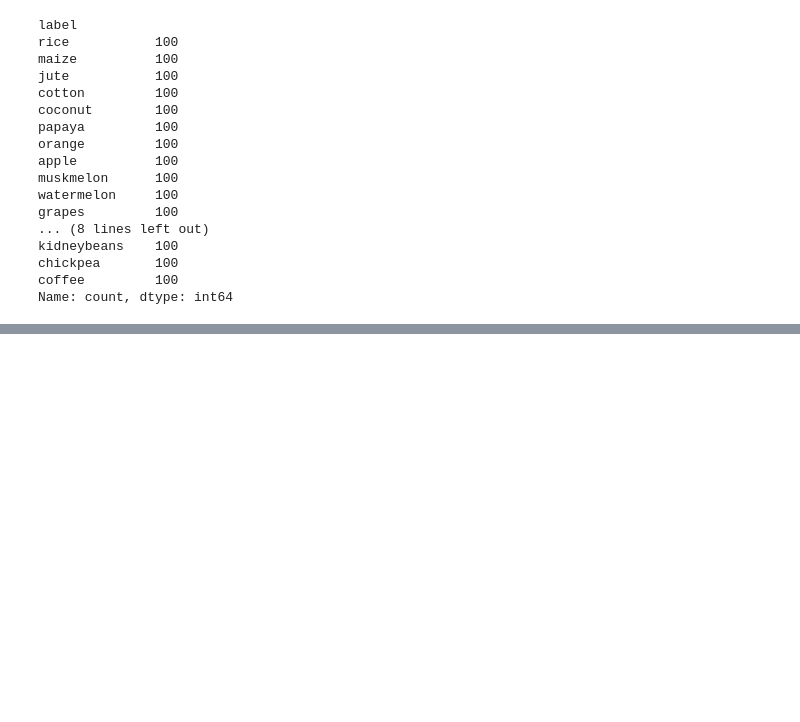
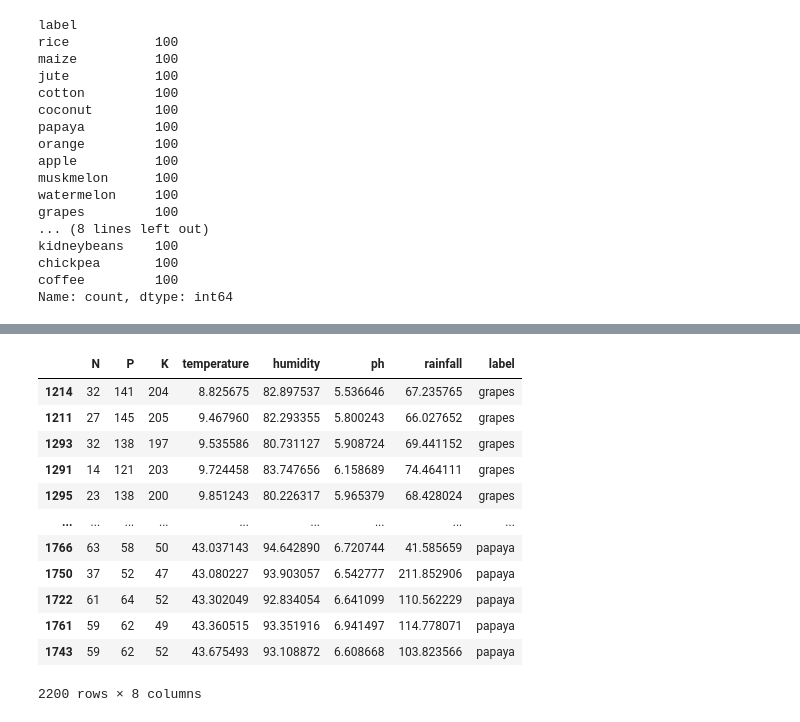
Before and after one commit to Anjana0503/Crop_Fertilizer_detection_using_ml, a Jupyter notebook: crop.ipynb, the cells around one changed output, grey strips where cells are left out. Cells and saved outputs as stored; diff of their text form; code cells hidden in the pictures; blank space fills up the shorter version.

```diff
--- a/crop.ipynb
+++ b/crop.ipynb
@@ -105,0 +139,16 @@ Name: count, dtype: int64
+# %%
+crop.sort_values('temperature')
+# %% [output]
+|  | N | P | K | temperature | humidity | ph | rainfall | label |
+| 1214 | 32 | 141 | 204 | 8.825675 | 82.897537 | 5.536646 | 67.235765 | grapes |
+| 1211 | 27 | 145 | 205 | 9.467960 | 82.293355 | 5.800243 | 66.027652 | grapes |
+| 1293 | 32 | 138 | 197 | 9.535586 | 80.731127 | 5.908724 | 69.441152 | grapes |
+| 1291 | 14 | 121 | 203 | 9.724458 | 83.747656 | 6.158689 | 74.464111 | grapes |
+| 1295 | 23 | 138 | 200 | 9.851243 | 80.226317 | 5.965379 | 68.428024 | grapes |
+| ... | ... | ... | ... | ... | ... | ... | ... | ... |
+| 1766 | 63 | 58 | 50 | 43.037143 | 94.642890 | 6.720744 | 41.585659 | papaya |
+| 1750 | 37 | 52 | 47 | 43.080227 | 93.903057 | 6.542777 | 211.852906 | papaya |
+| 1722 | 61 | 64 | 52 | 43.302049 | 92.834054 | 6.641099 | 110.562229 | papaya |
+| 1761 | 59 | 62 | 49 | 43.360515 | 93.351916 | 6.941497 | 114.778071 | papaya |
+| 1743 | 59 | 62 | 52 | 43.675493 | 93.108872 | 6.608668 | 103.823566 | papaya |
+2200 rows × 8 columns
```
Also changed, not shown: parts of 3 cells of this notebook.
